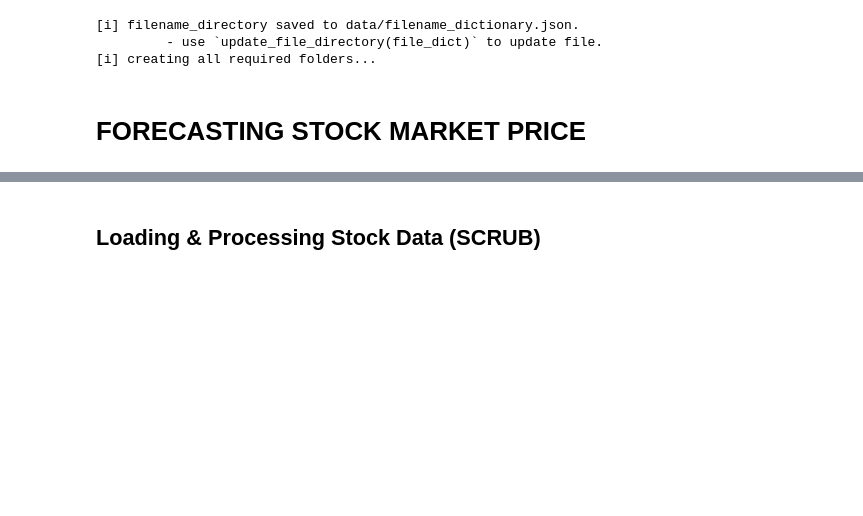
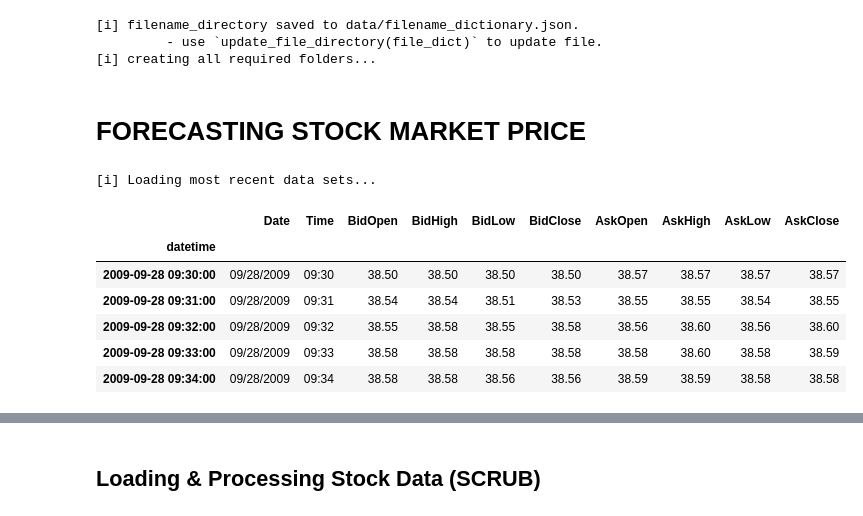
Before and after one commit to jirvingphd/dsc-5-capstone-project-online-ds-ft-021119, a Jupyter notebook: Capstone_Project_part2_time_series.ipynb, the cells around one changed output, grey strips where cells are left out. Saved outputs shown, nothing was run; the diff lists cells and outputs as text; code cells hidden in the pictures; blank space fills up the shorter version.

```diff
--- a/Capstone_Project_part2_time_series.ipynb
+++ b/Capstone_Project_part2_time_series.ipynb
@@ -235,3 +235,44 @@ interactive(children=(Dropdown(description='dict_to_display', options={'file_dir
 [i] creating all required folders...
 # %% [markdown]
 # FORECASTING STOCK MARKET PRICE
+# %%
+DOWNLOAD_STOCK_DATA = False
+# %%
+## DOWNLOAD THE DATA IF REQUESTED
+if DOWNLOAD_STOCK_DATA:
+    print('[i] Downoading data sets...')
+    stock_df = bs.data.download_stock_data()
+
+else:
+    ## Or Load in Most Recent Files
+    print('[i] Loading most recent data sets...')
+
+    ## Check for prx-existing files
+    files_glob = glob.glob('data/*.csv.gz')
+    stock_files = list(filter(lambda x: 'ive_minute' in x, files_glob))
+
+
+    ## Get Time Files Modified
+    STOCK_FILES = {f:pd.to_datetime(time.ctime(os.path.getmtime(f))) for f in stock_files}
+
+    ## Get most recent files using idxmin
+    recent_stocks = pd.Series(STOCK_FILES).idxmax()
+
+    ## Load in the csvs with datetime indices
+    stock_df = pd.read_csv(recent_stocks,parse_dates=['datetime'],index_col='datetime')
+
+    ## Sort timeseries
+    stock_df.sort_index(inplace=True)
+
+
+## Display Preview of DFs
+stock_df.head()
+# %% [output]
+[i] Loading most recent data sets...
+|  | Date | Time | BidOpen | BidHigh | BidLow | BidClose | AskOpen | AskHigh | AskLow | AskClose |
+| datetime |  |  |  |  |  |  |  |  |  |  |
+| 2009-09-28 09:30:00 | 09/28/2009 | 09:30 | 38.50 | 38.50 | 38.50 | 38.50 | 38.57 | 38.57 | 38.57 | 38.57 |
+| 2009-09-28 09:31:00 | 09/28/2009 | 09:31 | 38.54 | 38.54 | 38.51 | 38.53 | 38.55 | 38.55 | 38.54 | 38.55 |
+| 2009-09-28 09:32:00 | 09/28/2009 | 09:32 | 38.55 | 38.58 | 38.55 | 38.58 | 38.56 | 38.60 | 38.56 | 38.60 |
+| 2009-09-28 09:33:00 | 09/28/2009 | 09:33 | 38.58 | 38.58 | 38.58 | 38.58 | 38.58 | 38.60 | 38.58 | 38.59 |
+| 2009-09-28 09:34:00 | 09/28/2009 | 09:34 | 38.58 | 38.58 | 38.56 | 38.56 | 38.59 | 38.59 | 38.58 | 38.58 |
```
Also changed, not shown: parts of 2 cells of this notebook, 5 other files.
